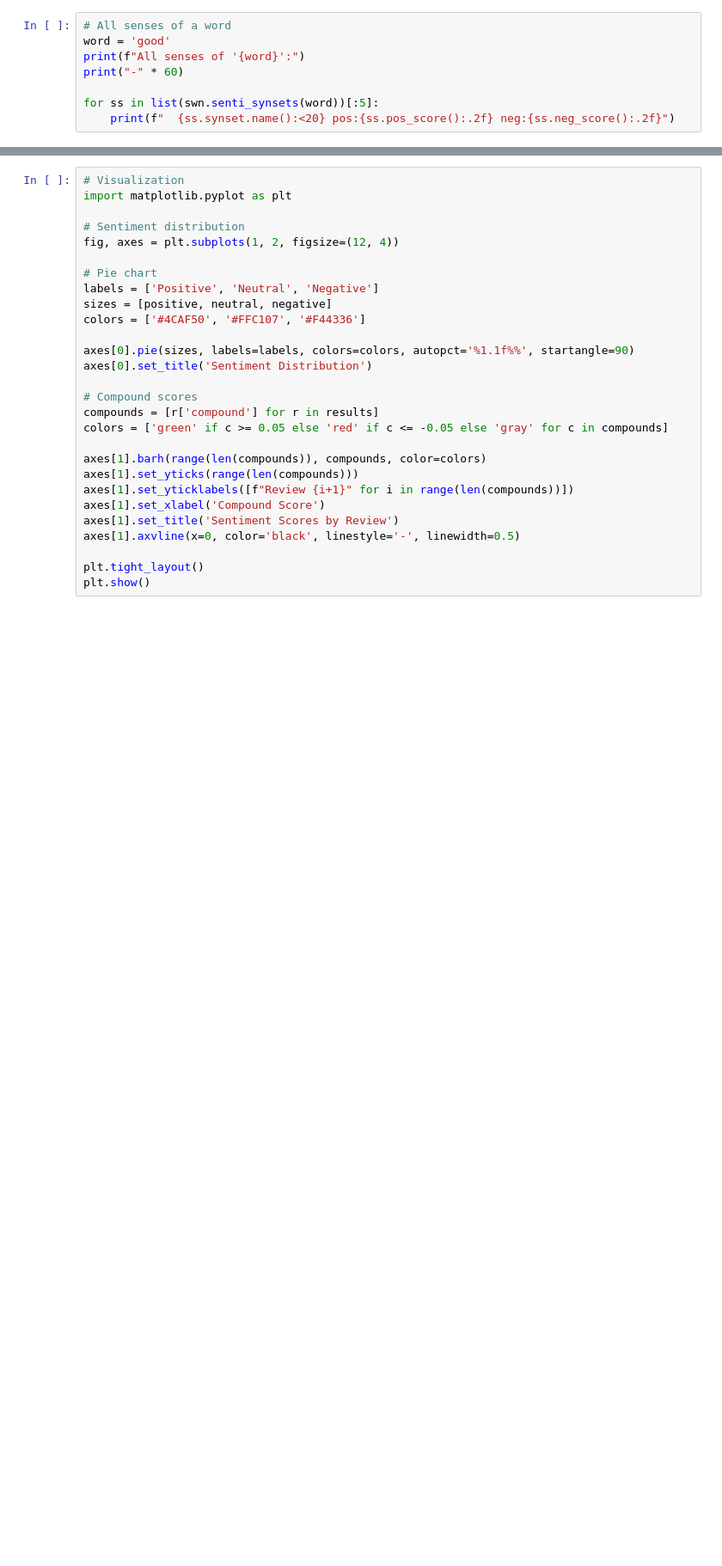
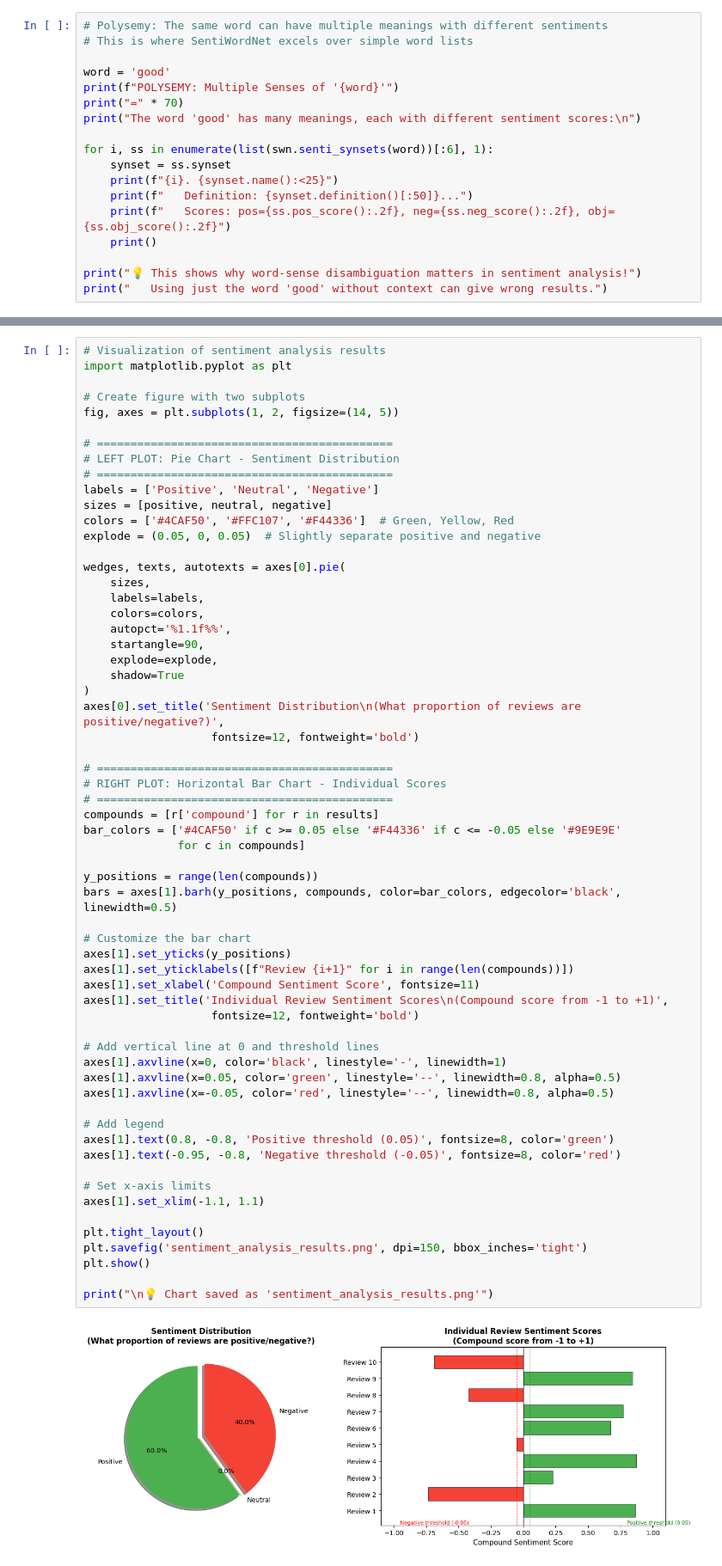
Before and after one commit to NguyenLe15325/Python-NLTK, a Jupyter notebook: 13_sentiment_analysis.ipynb, the cells around one changed output, grey strips where cells are left out. Shown at 86% size. Drawn from its saved outputs; the diff is of its cells as text; blank space fills up the shorter version.

```diff
--- a/13_sentiment_analysis.ipynb
+++ b/13_sentiment_analysis.ipynb
@@ -174,8 +527,18 @@ for word, pos in words:
 # %%
-# All senses of a word
+# Polysemy: The same word can have multiple meanings with different sentiments
+# This is where SentiWordNet excels over simple word lists
+
 word = 'good'
-print(f"All senses of '{word}':")
-print("-" * 60)
+print(f"POLYSEMY: Multiple Senses of '{word}'")
+print("=" * 70)
+print("The word 'good' has many meanings, each with different sentiment scores:\n")
 
-for ss in list(swn.senti_synsets(word))[:5]:
-    print(f"  {ss.synset.name():<20} pos:{ss.pos_score():.2f} neg:{ss.neg_score():.2f}")
+for i, ss in enumerate(list(swn.senti_synsets(word))[:6], 1):
+    synset = ss.synset
+    print(f"{i}. {synset.name():<25}")
+    print(f"   Definition: {synset.definition()[:50]}...")
+    print(f"   Scores: pos={ss.pos_score():.2f}, neg={ss.neg_score():.2f}, obj={ss.obj_score():.2f}")
+    print()
+
+print("💡 This shows why word-sense disambiguation matters in sentiment analysis!")
+print("   Using just the word 'good' without context can give wrong results.")
@@ -366,28 +1048,63 @@ print(f"Overall sentiment: {'Positive' if positive > negative else 'Negative' if
 # %%
-# Visualization
+# Visualization of sentiment analysis results
 import matplotlib.pyplot as plt
 
-# Sentiment distribution
-fig, axes = plt.subplots(1, 2, figsize=(12, 4))
+# Create figure with two subplots
+fig, axes = plt.subplots(1, 2, figsize=(14, 5))
 
-# Pie chart
+# ============================================
+# LEFT PLOT: Pie Chart - Sentiment Distribution
+# ============================================
 labels = ['Positive', 'Neutral', 'Negative']
 sizes = [positive, neutral, negative]
-colors = ['#4CAF50', '#FFC107', '#F44336']
+colors = ['#4CAF50', '#FFC107', '#F44336']  # Green, Yellow, Red
+explode = (0.05, 0, 0.05)  # Slightly separate positive and negative
 
-axes[0].pie(sizes, labels=labels, colors=colors, autopct='%1.1f%%', startangle=90)
-axes[0].set_title('Sentiment Distribution')
+wedges, texts, autotexts = axes[0].pie(
+    sizes,
+    labels=labels,
+    colors=colors,
+    autopct='%1.1f%%',
+    startangle=90,
+    explode=explode,
+    shadow=True
+)
+axes[0].set_title('Sentiment Distribution\n(What proportion of reviews are positive/negative?)',
+                   fontsize=12, fontweight='bold')
 
-# Compound scores
+# ============================================
+# RIGHT PLOT: Horizontal Bar Chart - Individual Scores
+# ============================================
 compounds = [r['compound'] for r in results]
-colors = ['green' if c >= 0.05 else 'red' if c <= -0.05 else 'gray' for c in compounds]
+bar_colors = ['#4CAF50' if c >= 0.05 else '#F44336' if c <= -0.05 else '#9E9E9E'
+              for c in compounds]
 
-axes[1].barh(range(len(compounds)), compounds, color=colors)
-axes[1].set_yticks(range(len(compounds)))
+y_positions = range(len(compounds))
+bars = axes[1].barh(y_positions, compounds, color=bar_colors, edgecolor='black', linewidth=0.5)
+
+# Customize the bar chart
+axes[1].set_yticks(y_positions)
 axes[1].set_yticklabels([f"Review {i+1}" for i in range(len(compounds))])
-axes[1].set_xlabel('Compound Score')
-axes[1].set_title('Sentiment Scores by Review')
-axes[1].axvline(x=0, color='black', linestyle='-', linewidth=0.5)
+axes[1].set_xlabel('Compound Sentiment Score', fontsize=11)
+axes[1].set_title('Individual Review Sentiment Scores\n(Compound score from -1 to +1)',
+                   fontsize=12, fontweight='bold')
+
+# Add vertical line at 0 and threshold lines
+axes[1].axvline(x=0, color='black', linestyle='-', linewidth=1)
+axes[1].axvline(x=0.05, color='green', linestyle='--', linewidth=0.8, alpha=0.5)
+axes[1].axvline(x=-0.05, color='red', linestyle='--', linewidth=0.8, alpha=0.5)
+
+# Add legend
+axes[1].text(0.8, -0.8, 'Positive threshold (0.05)', fontsize=8, color='green')
+axes[1].text(-0.95, -0.8, 'Negative threshold (-0.05)', fontsize=8, color='red')
+
+# Set x-axis limits
+axes[1].set_xlim(-1.1, 1.1)
 
 plt.tight_layout()
+plt.savefig('sentiment_analysis_results.png', dpi=150, bbox_inches='tight')
 plt.show()
+
+print("\n💡 Chart saved as 'sentiment_analysis_results.png'")
+# %% [output]
+[figure, added]
```
Also changed, not shown: parts of 28 cells of this notebook, 5 other files.
